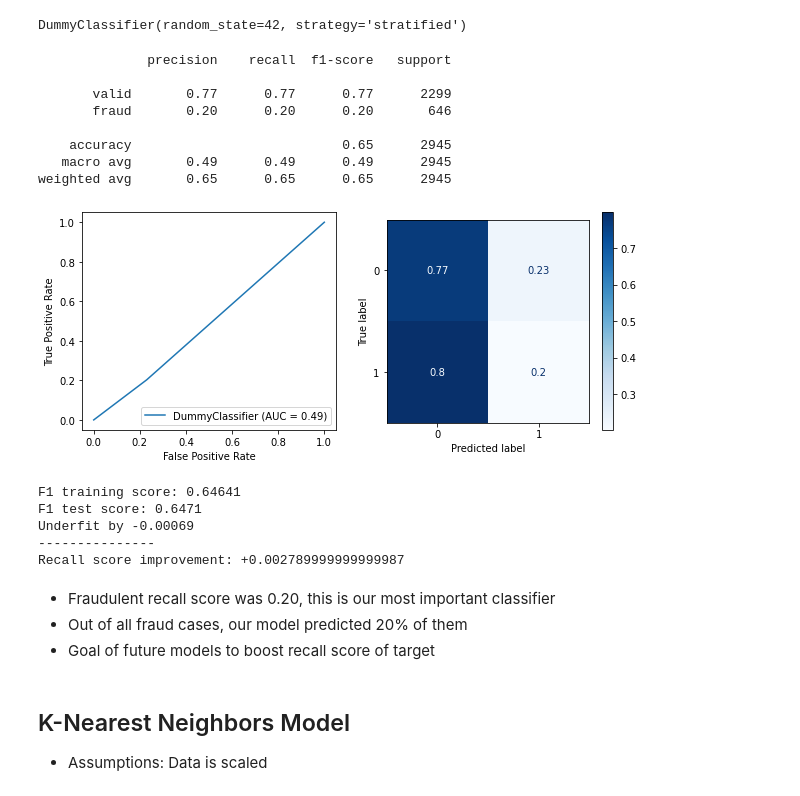
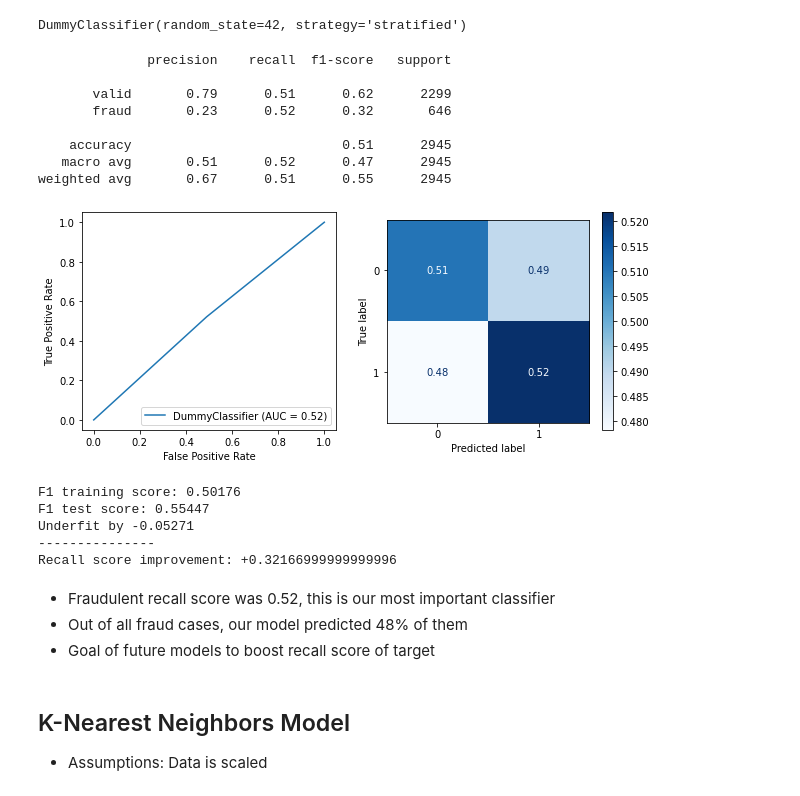
Before and after one commit to kuninethan95/OSEMN, a Jupyter notebook: index_OSEMN.ipynb, the cells around one changed output. Saved outputs shown, nothing was run; the diff lists cells and outputs as text; code cells hidden in the pictures.

Commit message:
continue eda, check more models

```diff
--- a/index_OSEMN.ipynb
+++ b/index_OSEMN.ipynb
@@ -1087,4 +1090,4 @@ def get_column_names(train_matrix, train_df, test_matrix, test_df):
 # %%
 # Run function to retrieve train and test data
 
-X_train_df, X_test_df = get_column_names(X_train_p, X_train, X_test_p, X_test)
+X_train_s, X_test_s = get_column_names(X_train_p, X_train, X_test_p, X_test)
@@ -1090,0 +1114,2 @@ X_train_df, X_test_df = get_column_names(X_train_p, X_train, X_test_p, X_test)
+# %%
+X_train_sm, y_train_sm = sm.fit_resample(X_train_s, y_train)
@@ -1097,7 +1134,7 @@ X_train_df, X_test_df = get_column_names(X_train_p, X_train, X_test_p, X_test)
 
 from sklearn.dummy import DummyClassifier
 dummy_clf = DummyClassifier(strategy='stratified', random_state=42)
-dummy_clf.fit(X_train_df,y_train)
+dummy_clf.fit(X_train_sm,y_train_sm)
 # %% [output]
 DummyClassifier(random_state=42, strategy='stratified')
 # %%
@@ -1137,26 +1174,28 @@ def evaluate_model(fit_model, X_train, X_test, y_train, y_test, cmap='Blues', no
         print(f"Underfit by -{round(f1_test-f1_train,5)}")
     print('---------------')
     print(f"Recall score improvement: +{recall-0.20}")
-# %%
-evaluate_model(dummy_clf, X_train_df, X_test_df, y_train, y_test)
-# %% [output]
-              precision    recall  f1-score   support
-
-       valid       0.77      0.77      0.77      2299
-       fraud       0.20      0.20      0.20       646
-
-    accuracy                           0.65      2945
-   macro avg       0.49      0.49      0.49      2945
-weighted avg       0.65      0.65      0.65      2945
-[figure, removed]
-F1 training score: 0.64641
-F1 test score: 0.6471
-Underfit by -0.00069
----------------
-Recall score improvement: +0.002789999999999987
+# %%
+train_test_sm = [X_train_sm, X_test_s, y_train_sm, y_test]
+# %%
+evaluate_model(dummy_clf, *train_test_sm)
+# %% [output]
+              precision    recall  f1-score   support
+
+       valid       0.79      0.51      0.62      2299
+       fraud       0.23      0.52      0.32       646
+
+    accuracy                           0.51      2945
+   macro avg       0.51      0.52      0.47      2945
+weighted avg       0.67      0.51      0.55      2945
+[figure, added]
+F1 training score: 0.50176
+F1 test score: 0.55447
+Underfit by -0.05271
+---------------
+Recall score improvement: +0.32166999999999996
 # %% [markdown]
-- Fraudulent recall score was 0.20, this is our most important classifier
-- Out of all fraud cases, our model predicted 20% of them
+- Fraudulent recall score was 0.52, this is our most important classifier
+- Out of all fraud cases, our model predicted 48% of them
 - Goal of future models to boost recall score of target
 # %% [markdown]
 ## K-Nearest Neighbors Model
```
Also changed, not shown: parts of 29 cells of this notebook.
